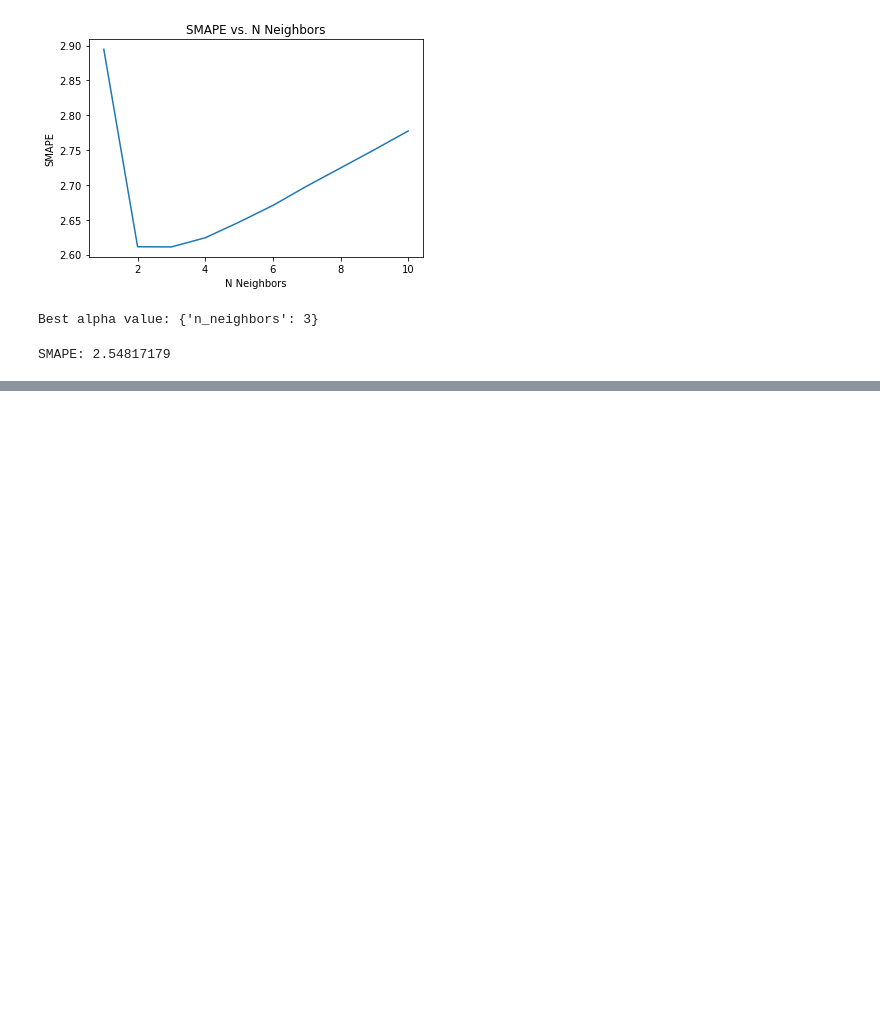
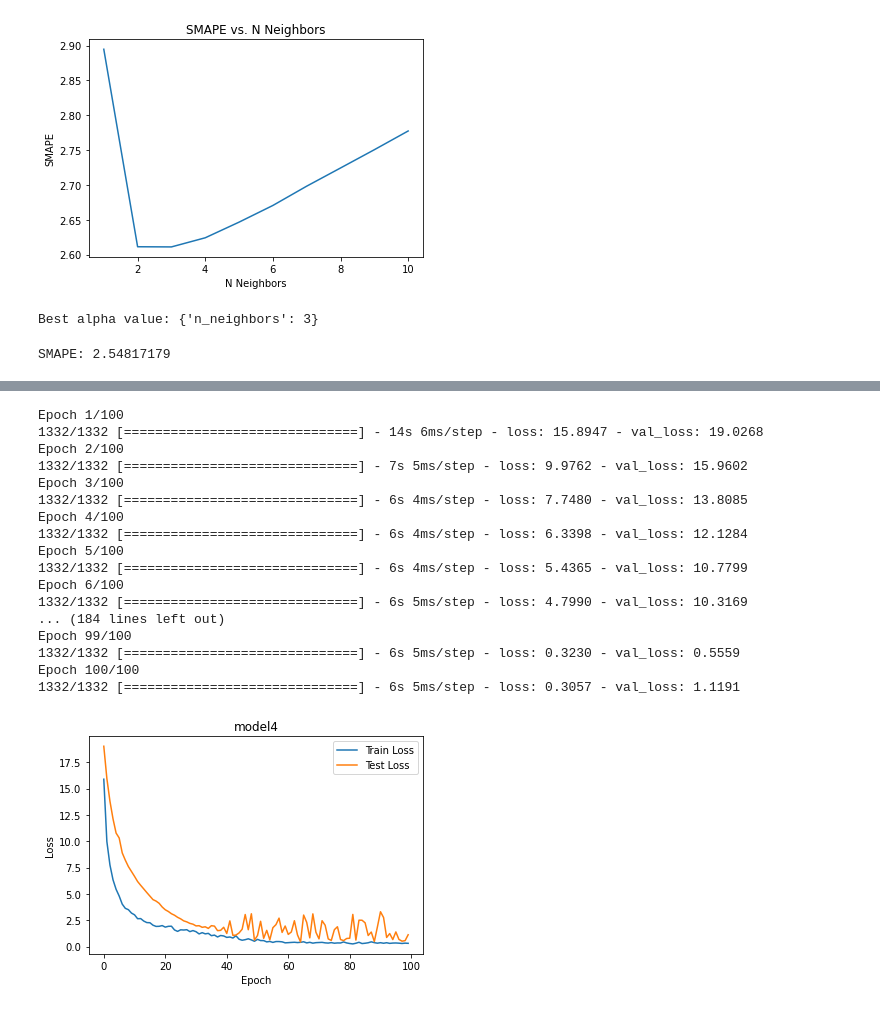
Before and after one commit to nic-hooper/microbusiness_density, a Jupyter notebook: checkpoint3.ipynb, the cells around one changed output, grey strips where cells are left out. Cells and saved outputs as stored; diff of their text form; code cells hidden in the pictures; blank space fills up the shorter version.

```diff
--- a/checkpoint3.ipynb
+++ b/checkpoint3.ipynb
@@ -335,0 +419,43 @@ SMAPE: 3.05179091
+# %%
+#Another LSTM with different settings
+
+model4 = Sequential()
+model4.add(LSTM(64, input_shape=(1,20), return_sequences=True))
+model4.add(Dropout(0.2, input_shape=(1,20)))
+model4.add(LSTM(64))
+model4.add(Dropout(0.2, input_shape=(1,20)))
+model4.add(Dense(1))
+
+model4.compile(loss='mean_squared_error', optimizer='adam')
+history4 = model4.fit(X_train, y_train, epochs=100, batch_size=32, validation_data=(X_test, y_test))
+# Plot the train and test loss over epochs
+plt.plot(history4.history['loss'], label='Train Loss')
+plt.plot(history4.history['val_loss'], label='Test Loss')
+plt.xlabel('Epoch')
+plt.ylabel('Loss')
+plt.title('model4')
+plt.legend()
+plt.show()
+
+y_pred_LSTM4 = model4.predict(X_test)
+y_pred_LSTM4 = y_pred_LSTM4.reshape(y_pred_LSTM4.shape[0])
+print("SMAPE: %.8f" % smape(y_test, y_pred_LSTM4))
+# %% [output]
+Epoch 1/100
+1332/1332 [==============================] - 14s 6ms/step - loss: 15.8947 - val_loss: 19.0268
+Epoch 2/100
+1332/1332 [==============================] - 7s 5ms/step - loss: 9.9762 - val_loss: 15.9602
+Epoch 3/100
+1332/1332 [==============================] - 6s 4ms/step - loss: 7.7480 - val_loss: 13.8085
+Epoch 4/100
+1332/1332 [==============================] - 6s 4ms/step - loss: 6.3398 - val_loss: 12.1284
+Epoch 5/100
+1332/1332 [==============================] - 6s 4ms/step - loss: 5.4365 - val_loss: 10.7799
+Epoch 6/100
+1332/1332 [==============================] - 6s 5ms/step - loss: 4.7990 - val_loss: 10.3169
+... (184 lines left out)
+Epoch 99/100
+1332/1332 [==============================] - 6s 5ms/step - loss: 0.3230 - val_loss: 0.5559
+Epoch 100/100
+1332/1332 [==============================] - 6s 5ms/step - loss: 0.3057 - val_loss: 1.1191
+[figure, added]
```
Also changed, not shown: parts of 6 cells of this notebook.
